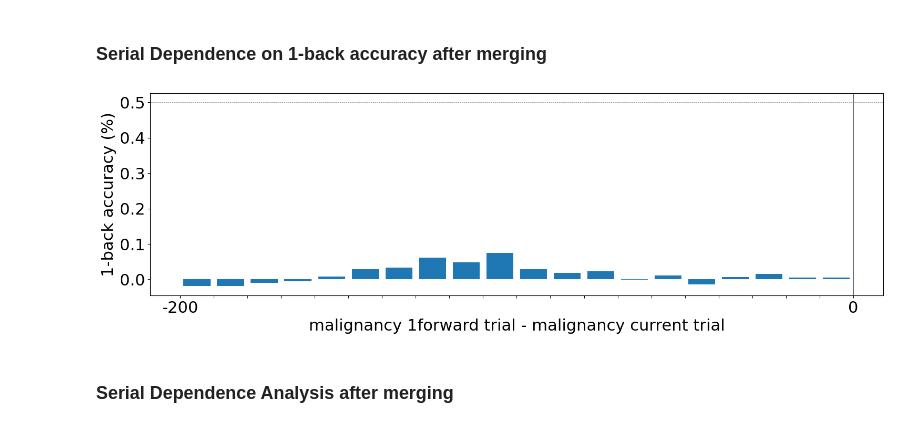
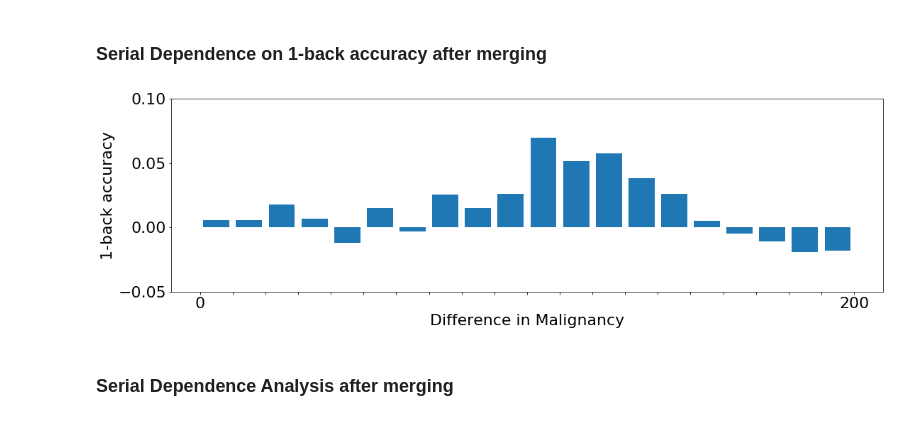
Before and after one commit to WhitneyLab/Serial_Dependence_Analysis_Base, a Jupyter notebook: analysis_app_data/feature_tuning_1.ipynb, the cells around one changed output. Saved outputs shown, nothing was run; the diff lists cells and outputs as text; code cells hidden in the pictures.

```diff
--- a/analysis_app_data/feature_tuning_1.ipynb
+++ b/analysis_app_data/feature_tuning_1.ipynb
@@ -803,27 +805,28 @@ plt.show()
 # %%
 # y = data_per_bin['1back_accuracy'] - data_1forward_per_bin['1forward_accuracy']
 
 y_merged = []
 y = list(y)
 for i in range(20):
     y_merged.append(y[i] + y[39 - i])
 
 x = data_1forward_per_bin.index[:20]
 y_pos = np.arange(len(x)) + 0.5
 plt.figure(figsize=(18, 5))
 x_labels = ['']*(len(x)+1)
-x_labels[0] = -200
-x_labels[20] = 0
+x_labels[0] = 0
+x_labels[20] = 200
 plt.xticks(np.arange(len(x)+1),x_labels)
-plt.bar(y_pos, y_merged)
-plt.ylabel('1-back accuracy (%)')
-plt.xlabel('malignancy 1forward trial - malignancy current trial')
-plt.axvline(x=20,linewidth=0.5, color='black')
-plt.axhline(y=0.5,linewidth=0.5, color='grey', linestyle='--') #
+plt.bar(y_pos, y_merged[::-1])
+plt.ylabel('1-back accuracy')
+plt.xlabel('Difference in Malignancy')
+# plt.axvline(x=20,linewidth=0.5, color='black')
+# plt.axhline(y=0.5,linewidth=0.5, color='grey', linestyle='--') #
+plt.ylim([-0.05,0.1])
 
 plt.show()
 # %% [output]
-[figure, old version]
+[figure, new version]
 # %% [markdown]
 ### Serial Dependence Analysis after merging
 # %%
```
Also changed, not shown: parts of 6 cells of this notebook, 5 other files.
